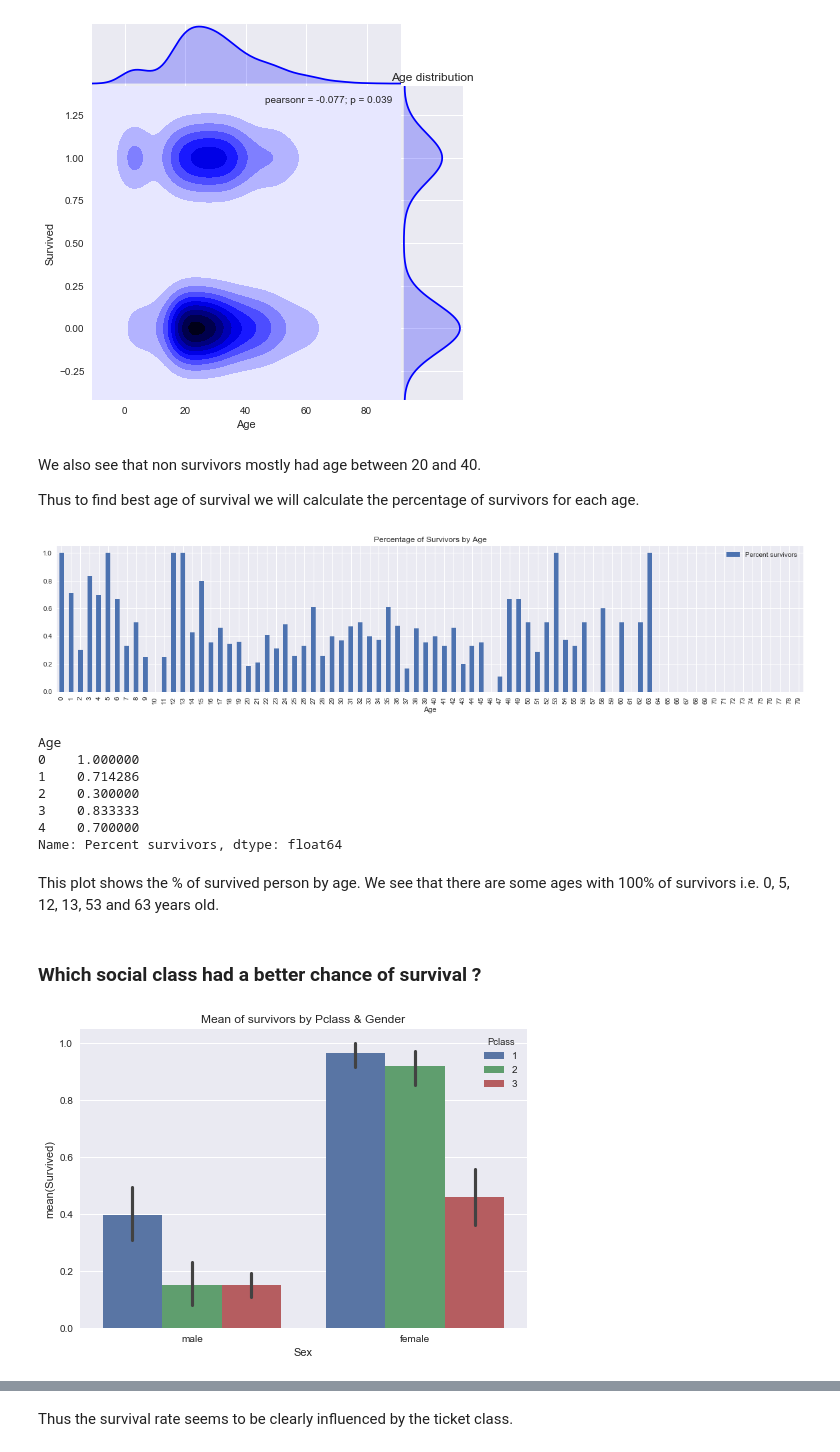
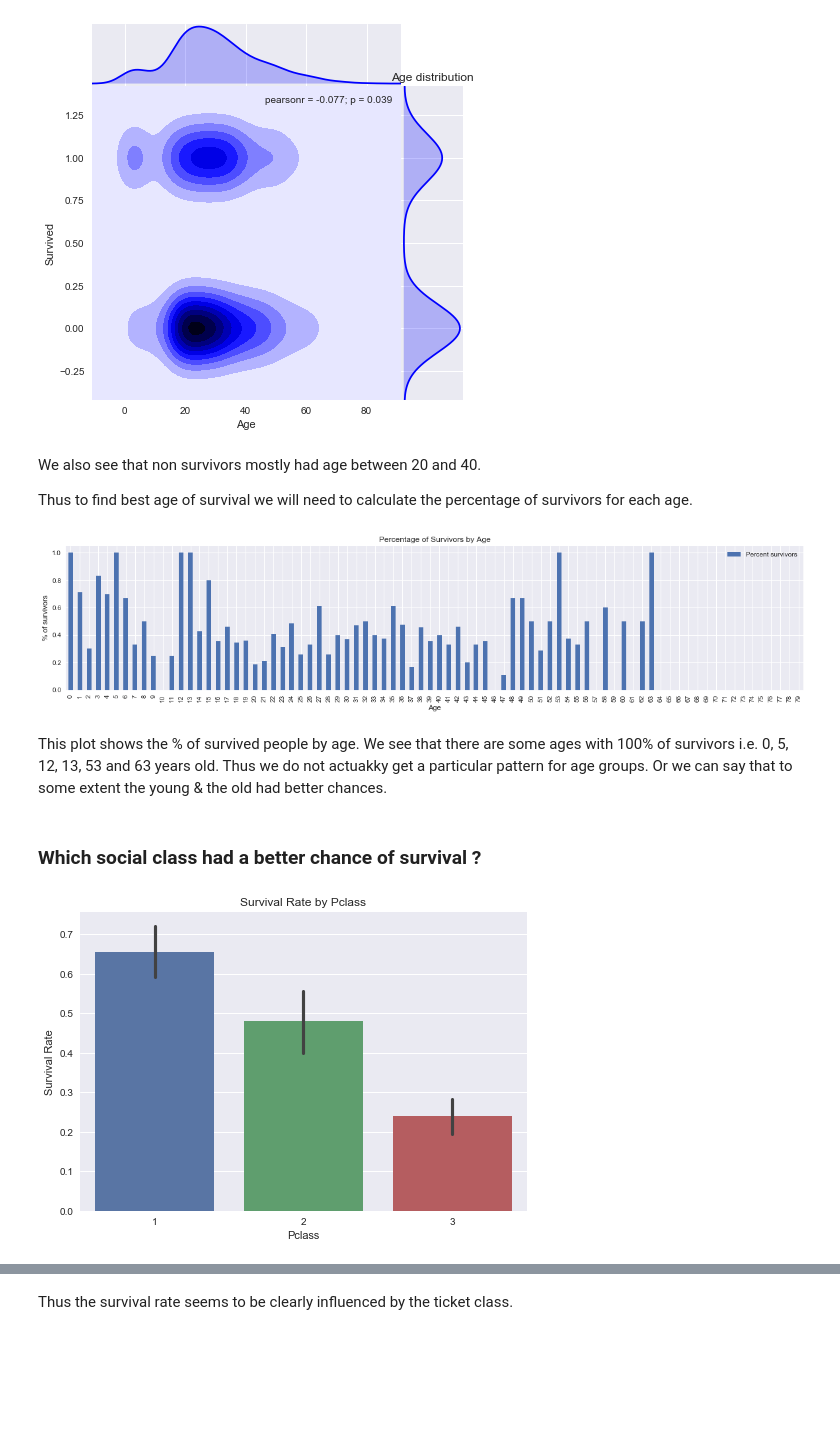
Before and after one commit to dtflaneur/nd-da, a Jupyter notebook: project-3/Titanic Data Investigation.ipynb, the cells around one changed output, grey strips where cells are left out. Cells and saved outputs as stored; diff of their text form; code cells hidden in the pictures; blank space fills up the shorter version.

```diff
--- a/project-3/Titanic Data Investigation.ipynb
+++ b/project-3/Titanic Data Investigation.ipynb
@@ -265,7 +260,7 @@ sns.plt.show()
 # %% [markdown]
 We also see that non survivors mostly had age between 20 and 40.
 
-Thus to find best age of survival we will calculate the percentage of survivors for each age.
+Thus to find best age of survival we will need to calculate the percentage of survivors for each age.
 # %%
 max_age = int(titanic_df["Age"].max())
 age_dist = pd.DataFrame(index=xrange(max_age),columns=["Survived", "NotSurvived"])
@@ -280,26 +275,18 @@ survived_props = survived_props.fillna(0)
 survived_props.index.name = "Age"
 survived_props.name = "Percent survivors"
 survived_props.plot(kind="bar", figsize=(20,4),legend=True, title='Percentage of Survivors by Age')
+plt.ylabel('% of survivors')
 sns.plt.show()
 # %% [output]
-[figure, old version]
+[figure, new version]
-# %%
-survived_props.head()
-# %% [output]
-Age
-0    1.000000
-1    0.714286
-2    0.300000
-3    0.833333
-4    0.700000
-Name: Percent survivors, dtype: float64
 # %% [markdown]
-This plot shows the % of survived person by age. We see that there are some ages with 100% of survivors i.e. 0, 5, 12, 13, 53 and 63 years old.
+This plot shows the % of survived people by age. We see that there are some ages with 100% of survivors i.e. 0, 5, 12, 13, 53 and 63 years old. Thus we do not actuakky get a particular pattern for age groups. Or we can say that to some extent the young & the old had better chances.
 # %% [markdown]
 ### Which social class had a better chance of survival ?
 # %%
-sns.barplot(data=titanic_df, x="Sex", y="Survived", hue="Pclass")
-sns.plt.title('Mean of survivors by Pclass & Gender')
+sns.barplot(data=titanic_df, x="Pclass", y="Survived")
+sns.plt.title('Survival Rate by Pclass')
+plt.ylabel('Survival Rate')
 sns.plt.show()
 # %% [output]
-[figure, old version]
+[figure, new version]
```
Also changed, not shown: parts of 13 cells of this notebook, 1 other file.
